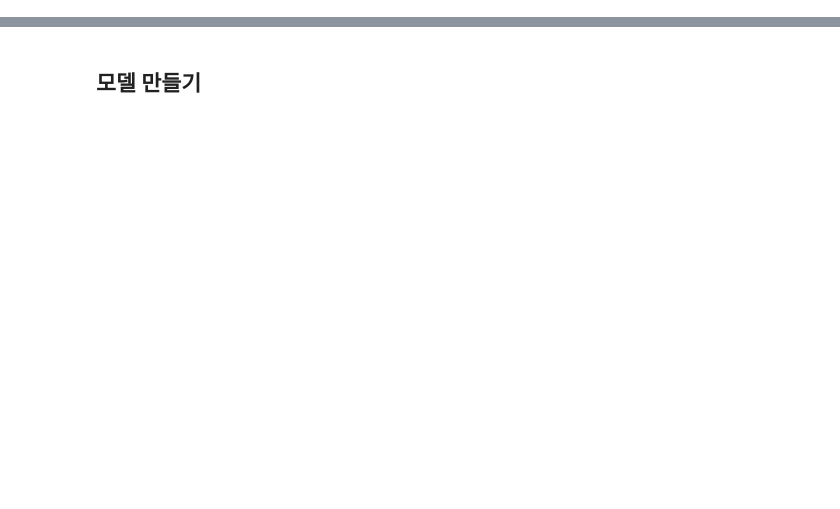
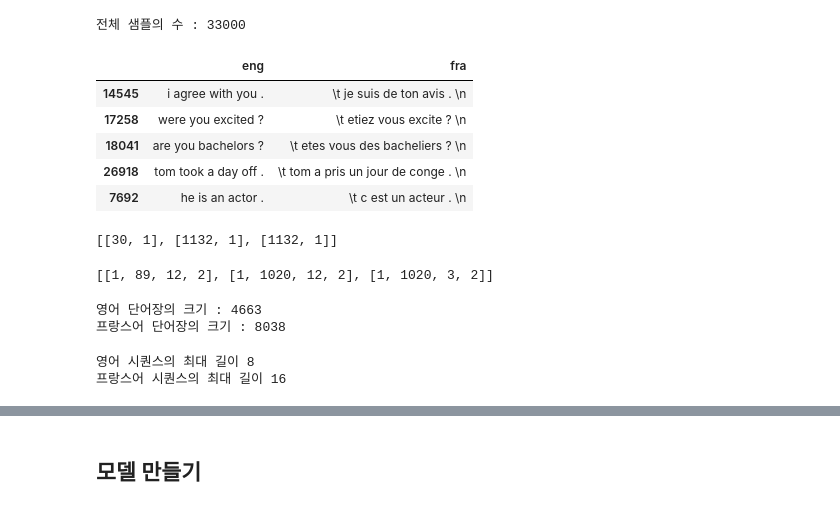
Before and after one commit to nr-ai/Aiffel_Exploration, a Jupyter notebook: translator_fin.ipynb, the cells around one changed output, grey strips where cells are left out. Drawn from its saved outputs; the diff is of its cells as text; code cells hidden in the pictures; blank space fills up the shorter version.

```diff
--- a/translator_fin.ipynb
+++ b/translator_fin.ipynb
@@ -169,0 +43,18 @@ print(decoder_target_test.shape)
+# %%
+def unicode_to_ascii(s):
+  return ''.join(c for c in unicodedata.normalize('NFD', s)
+      if unicodedata.category(c) != 'Mn')
+# %%
+def preprocess_sentence(sent):
+    # 위에서 구현한 함수를 내부적으로 호출
+    sent = unicode_to_ascii(sent.lower())
+
+    # 단어와 구두점 사이에 공백을 만듭니다.
+    # Ex) "he is a boy." => "he is a boy ."
+    sent = re.sub(r"([?.!,¿])", r" \1", sent)
+
+    # (a-z, A-Z, ".", "?", "!", ",") 이들을 제외하고는 전부 공백으로 변환합니다.
+    sent = re.sub(r"[^a-zA-Z!.?]+", r" ", sent)
+
+    sent = re.sub(r"\s+", " ", sent)
+    return sent
@@ -169,0 +69,3 @@ print(decoder_target_test.shape)
+# %%
+lines.eng = lines.eng.apply(lambda x : preprocess_sentence(x))
+lines.fra = lines.fra.apply(lambda x : preprocess_sentence(x))
@@ -169,0 +81,29 @@ print(decoder_target_test.shape)
+# %%
+# 시작 토큰과 종료 토큰 추가
+sos_token = '\t'
+eos_token = '\n'
+lines.fra = lines.fra.apply(lambda x : '\t '+ x + ' \n')
+print('전체 샘플의 수 :',len(lines))
+lines.sample(5)
+# %% [output]
+전체 샘플의 수 : 33000
+|  | eng | fra |
+| 14545 | i agree with you . | \t je suis de ton avis . \n |
+| 17258 | were you excited ? | \t etiez vous excite ? \n |
+| 18041 | are you bachelors ? | \t etes vous des bacheliers ? \n |
+| 26918 | tom took a day off . | \t tom a pris un jour de conge . \n |
+| 7692 | he is an actor . | \t c est un acteur . \n |
+# %%
+eng_tokenizer = Tokenizer(filters="", lower=False)   # 문자 단위로 Tokenizer를 생성합니다.
+eng_tokenizer.fit_on_texts(lines.eng)               # 50000개의 행을 가진 eng의 각 행에 토큰화를 수행
+input_text = eng_tokenizer.texts_to_sequences(lines.eng)    # 단어를 숫자값 인덱스로 변환하여 저장
+input_text[:3]
+# %% [output]
+[[30, 1], [1132, 1], [1132, 1]]
+# %%
+fra_tokenizer = Tokenizer(filters="", lower=False)   # 문자 단위로 Tokenizer를 생성합니다.
+fra_tokenizer.fit_on_texts(lines.fra)                 # 50000개의 행을 가진 fra의 각 행에 토큰화를 수행
+target_text = fra_tokenizer.texts_to_sequences(lines.fra)     # 단어를 숫자값 인덱스로 변환하여 저장
+target_text[:3]
+# %% [output]
+[[1, 89, 12, 2], [1, 1020, 12, 2], [1, 1020, 3, 2]]
@@ -169,0 +116,16 @@ print(decoder_target_test.shape)
+# %%
+eng_vocab_size = len(eng_tokenizer.word_index) + 1
+fra_vocab_size = len(fra_tokenizer.word_index) + 1
+print('영어 단어장의 크기 :', eng_vocab_size)
+print('프랑스어 단어장의 크기 :', fra_vocab_size)
+# %% [output]
+영어 단어장의 크기 : 4663
+프랑스어 단어장의 크기 : 8038
+# %%
+max_eng_seq_len = max([len(line) for line in encoder_input])
+max_fra_seq_len = max([len(line) for line in decoder_input])
+print('영어 시퀀스의 최대 길이', max_eng_seq_len)
+print('프랑스어 시퀀스의 최대 길이', max_fra_seq_len)
+# %% [output]
+영어 시퀀스의 최대 길이 8
+프랑스어 시퀀스의 최대 길이 16
```
Also changed, not shown: parts of 43 cells of this notebook.
